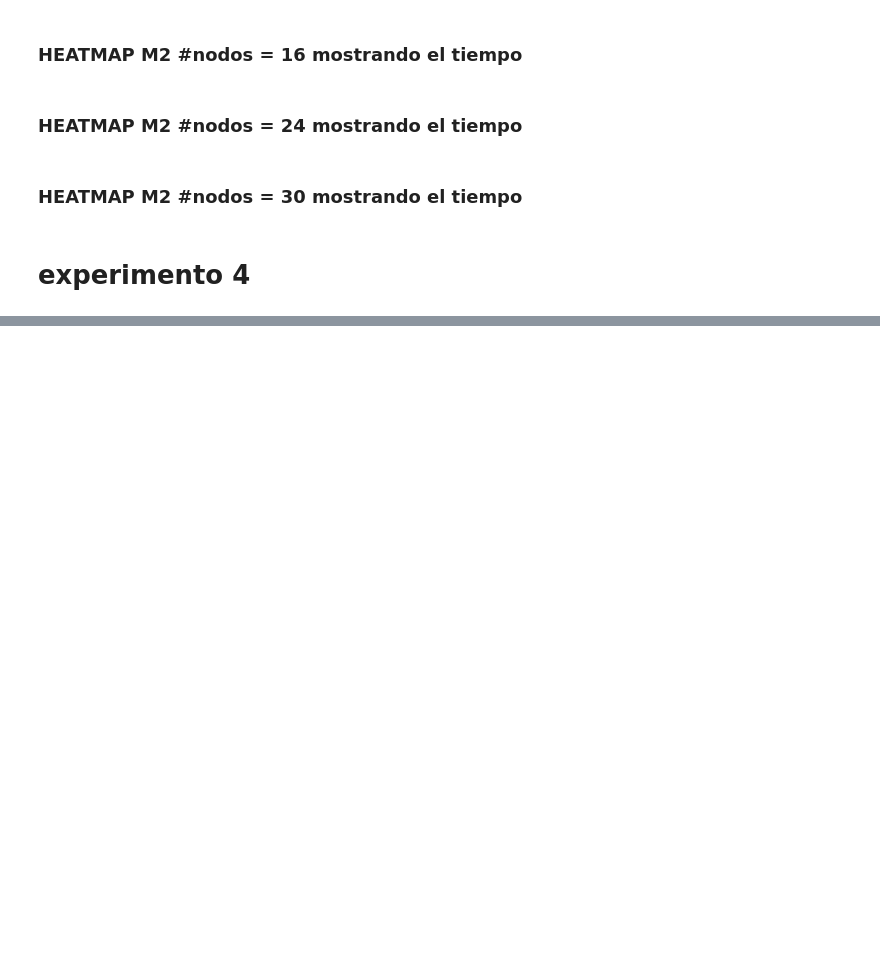
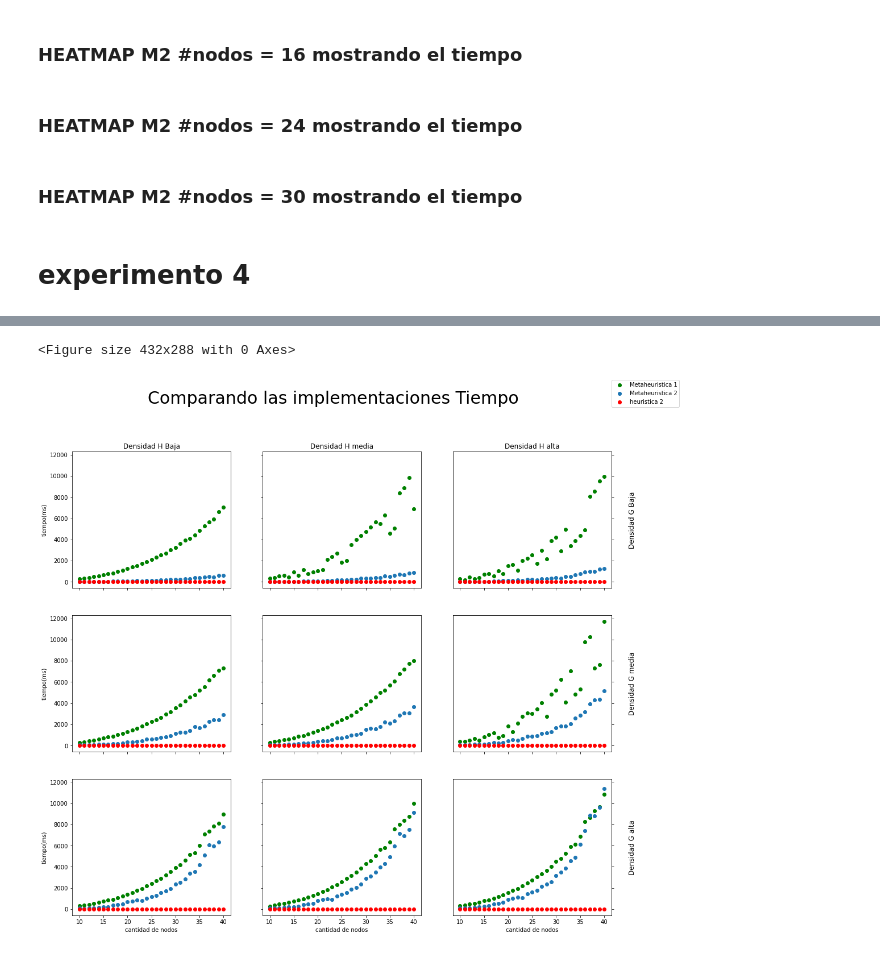
Before and after one commit to sebasbocaccio/AED3-Tp2-Metaheuristicas, a Jupyter notebook: Grafo/Plotter2.ipynb, the cells around one changed output, grey strips where cells are left out. Cells and saved outputs as stored; diff of their text form; code cells hidden in the pictures; blank space fills up the shorter version.

Commit message:
ultimos 2 plots terminados

```diff
--- a/Grafo/Plotter2.ipynb
+++ b/Grafo/Plotter2.ipynb
@@ -317,5 +317,7 @@ foto.savefig("graficos/HEATMAP_M2_30N_Impacto")
 # %% [markdown]
 # experimento 4
 # %%
-M2 = pd.read_csv("resultados/Experimento5/M1.csv");
+M1 = pd.read_csv("resultados/Experimento5/M1.csv");
+M2 = pd.read_csv("resultados/Experimento5/M2.csv");
+H2 = pd.read_csv("resultados/Experimento5/H2.csv");
 print(M2)
@@ -322,37 +339,45 @@ print(M2)
 # %%
 names = ['baja', 'media', 'alta']
 rows = ['Densidad G Baja', 'Densidad G media', 'Densidad G alta']
 cols = ['Densidad H Baja', 'Densidad H media', 'Densidad H alta']
 f = plt.figure()
-f, axes = plt.subplots(nrows = 3, ncols = 3, sharex=True, sharey=True, figsize=(17,15) )
-# fig.suptitle('averSifunca')
+f, axes = plt.subplots(nrows = 3, ncols = 3, sharex=True, sharey=True, figsize=(17,15))
+f.suptitle("Comparando las implementaciones Tiempo", fontsize=30)
+#fig.suptitle('averSifunca')
 index = 1
 for i in range(len(names)):
     for j in range(len(names)):
-        data = M2[(M2['densidadG'] == names[i]) & (M2['densidadH'] == names[j])].copy();
-        if i == 0:
-            axes[i][j].scatter(data.N, data.Tiempo, color='g' , label="M1H2");
-        elif i == 1:
-            axes[i][j].scatter(data.N, data.Tiempo, color='k', label="M1H2");
+        data = M1[(M1['densidadG'] == names[i]) & (M1['densidadH'] == names[j])].copy();
+        dataM2 = M2[(M2['densidadG'] == names[i]) & (M2['densidadH'] == names[j])].copy();
+        dataH2 = H2[(M1['densidadG'] == names[i]) & (H2['densidadH'] == names[j])].copy();
+        if i == 2 and j == 2:
+            axes[i][j].scatter(data.N, data.Tiempo, color='g', label="Metaheuristica 1");
+            axes[i][j].scatter(dataM2.N, dataM2.Tiempo, label="Metaheuristica 2");
+            axes[i][j].scatter(dataH2.N, dataH2.Tiempo, color='r', label="heuristica 2");
         else:
-            axes[i][j].scatter(data.N, data.Tiempo, color='r',label="M1H2");
-        # axes[i][j].set_title(data.nombreExperimento)
+            axes[i][j].scatter(data.N, data.Tiempo, color='g');
+            axes[i][j].scatter(dataM2.N, dataM2.Tiempo);
+            axes[i][j].scatter(dataH2.N, dataH2.Tiempo, color='r');
         index += 1
 
 
 for ax, col in zip(axes[0], cols):
     ax.set_title(col)
 
 for ax, col in zip(axes[2], rows):
     ax.set_xlabel("cantidad de nodos")
 
 for ax, row in zip(axes[:,0], rows):
-    ax.set_ylabel("tiempo()", rotation=90,)
+    ax.set_ylabel("tiempo(ms)", rotation=90,)
 
 for ax, row in zip(axes[:,2], rows):
     ax.set_ylabel(row, rotation=90, size='large', labelpad=30)
     ax.yaxis.set_label_position("right")
     ax.yaxis.tick_right()
 # fig.set_title('Tiempo de ejecucion de metaheuristicas')
 # fig.set(xlabel='#Nodos', ylabel='Tiempo en milisegundos');
-plt.savefig("graficos/Experimento5.png");
+f.legend()
+plt.savefig("graficos/Experimento5Tiempo.png");
+# %% [output]
+<Figure size 432x288 with 0 Axes>
+[figure, added]
```
Also changed, not shown: parts of 2 cells of this notebook, 9 other files.
